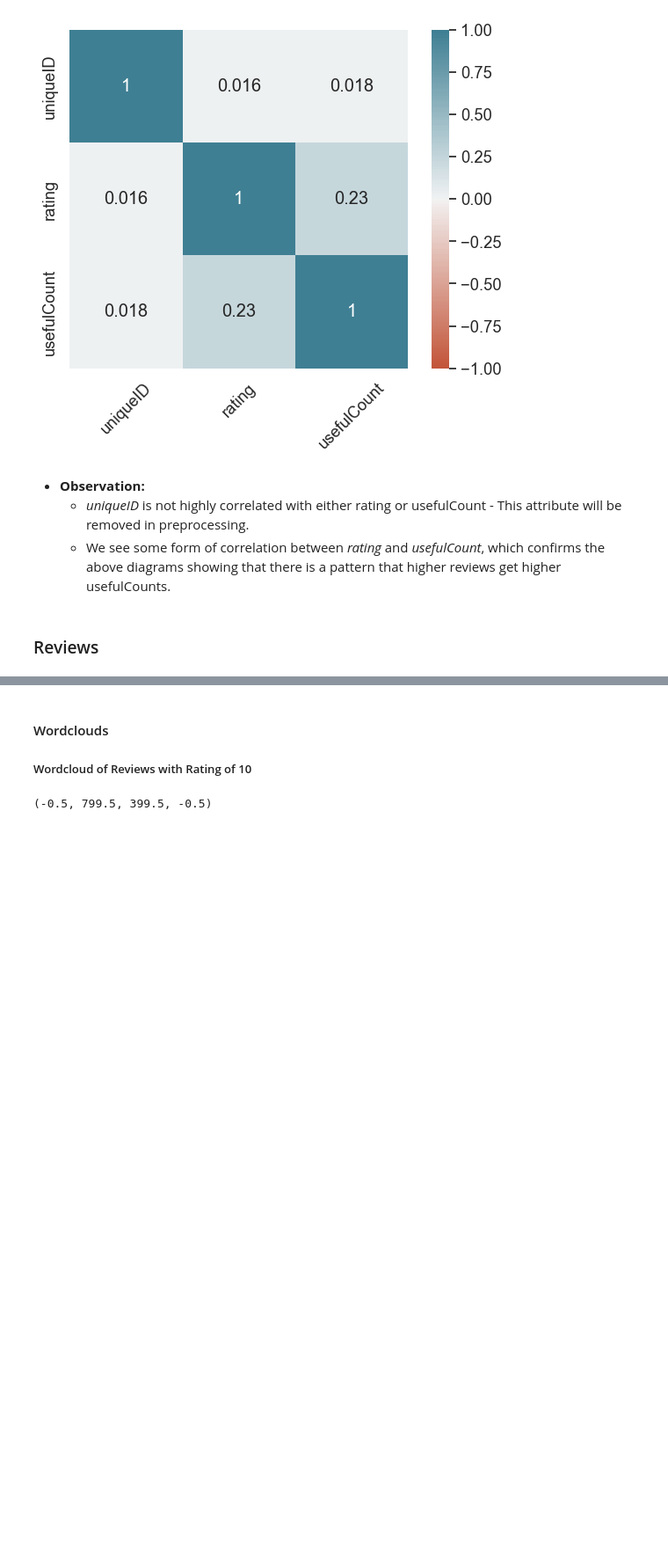
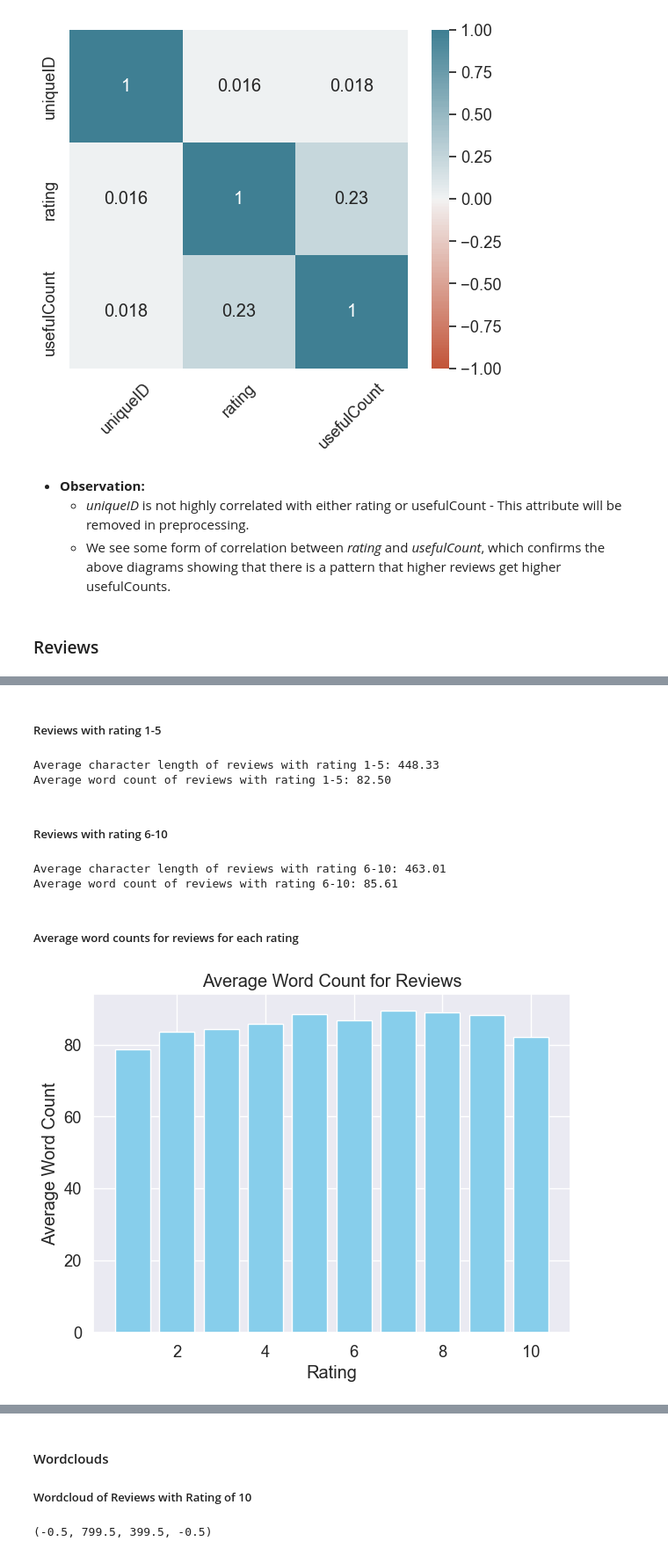
Before and after one commit to helenaglaring/AIML, a Jupyter notebook: AIML_drug_review.ipynb, the cells around one changed output, grey strips where cells are left out. Shown at 88% size. Drawn from its saved outputs; the diff is of its cells as text; code cells hidden in the pictures; blank space fills up the shorter version.

```diff
--- a/AIML_drug_review.ipynb
+++ b/AIML_drug_review.ipynb
@@ -583,0 +587,44 @@ plt.setp(sns_heat.get_xticklabels(), rotation = 45)
+# %% [markdown]
+##### Reviews with rating 1-5
+# %%
+# Select reviews with rating 1-5
+df_1_5 = df[df["rating"].isin([1, 2, 3, 4, 5])]
+
+# Calculate average character length and word count
+avg_char_length = df_1_5["review"].str.len().mean()
+avg_word_count = df_1_5["review"].str.split().str.len().mean()
+
+print("Average character length of reviews with rating 1-5: {:.2f}".format(avg_char_length))
+print("Average word count of reviews with rating 1-5: {:.2f}".format(avg_word_count))
+# %% [output]
+Average character length of reviews with rating 1-5: 448.33
+Average word count of reviews with rating 1-5: 82.50
+# %% [markdown]
+##### Reviews with rating 6-10
+# %%
+# Select reviews with rating 6-10
+df_6_10 = df[df["rating"].isin([6, 7, 8, 9, 10])]
+
+# Calculate average character length and word count
+avg_char_length = df_6_10["review"].str.len().mean()
+avg_word_count = df_6_10["review"].str.split().str.len().mean()
+
+print("Average character length of reviews with rating 6-10: {:.2f}".format(avg_char_length))
+print("Average word count of reviews with rating 6-10: {:.2f}".format(avg_word_count))
+# %% [output]
+Average character length of reviews with rating 6-10: 463.01
+Average word count of reviews with rating 6-10: 85.61
+# %% [markdown]
+##### Average word counts for reviews for each rating
+# %%
+# Calculate the average word count for each rating
+avg_wordcount = df.groupby('rating')['review'].apply(lambda x: x.str.split().str.len().mean()).reset_index()
+
+# Create a bar plot
+plt.bar(avg_wordcount['rating'], avg_wordcount['review'], color='skyblue')
+plt.title('Average Word Count for Reviews')
+plt.xlabel('Rating')
+plt.ylabel('Average Word Count')
+plt.show()
+# %% [output]
+[figure, added]
```
Also changed, not shown: parts of 6 cells of this notebook.
